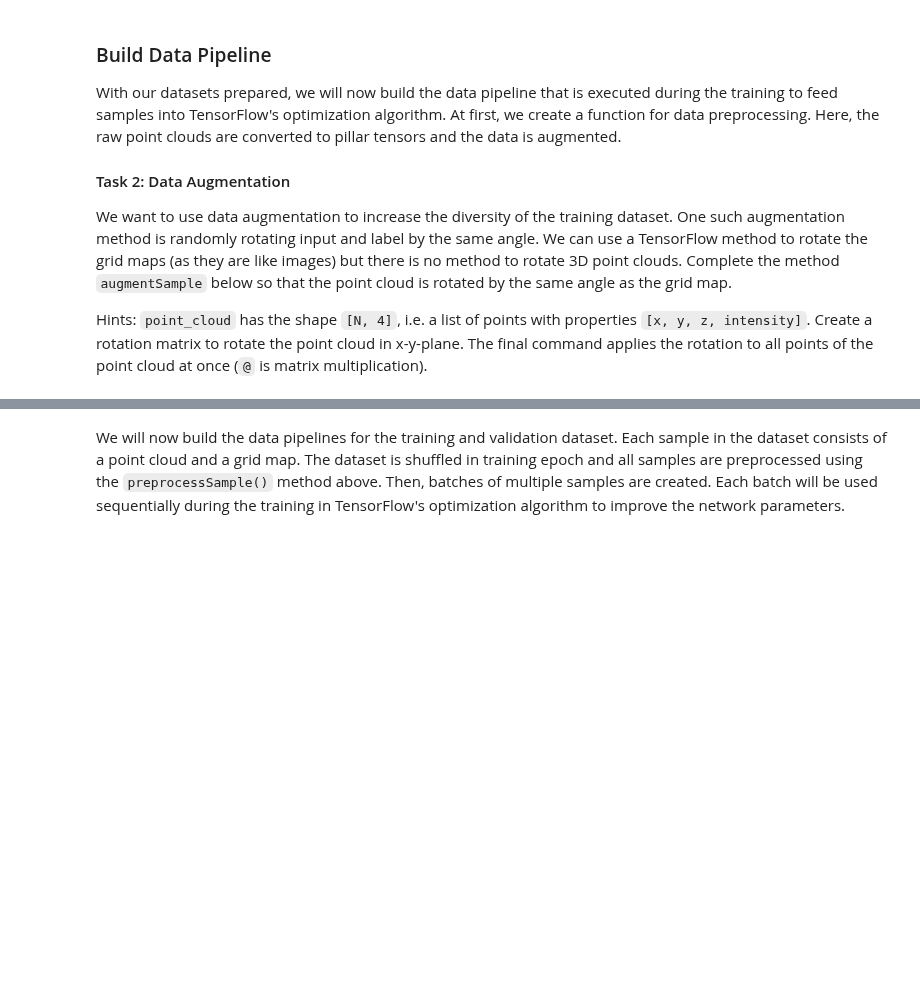
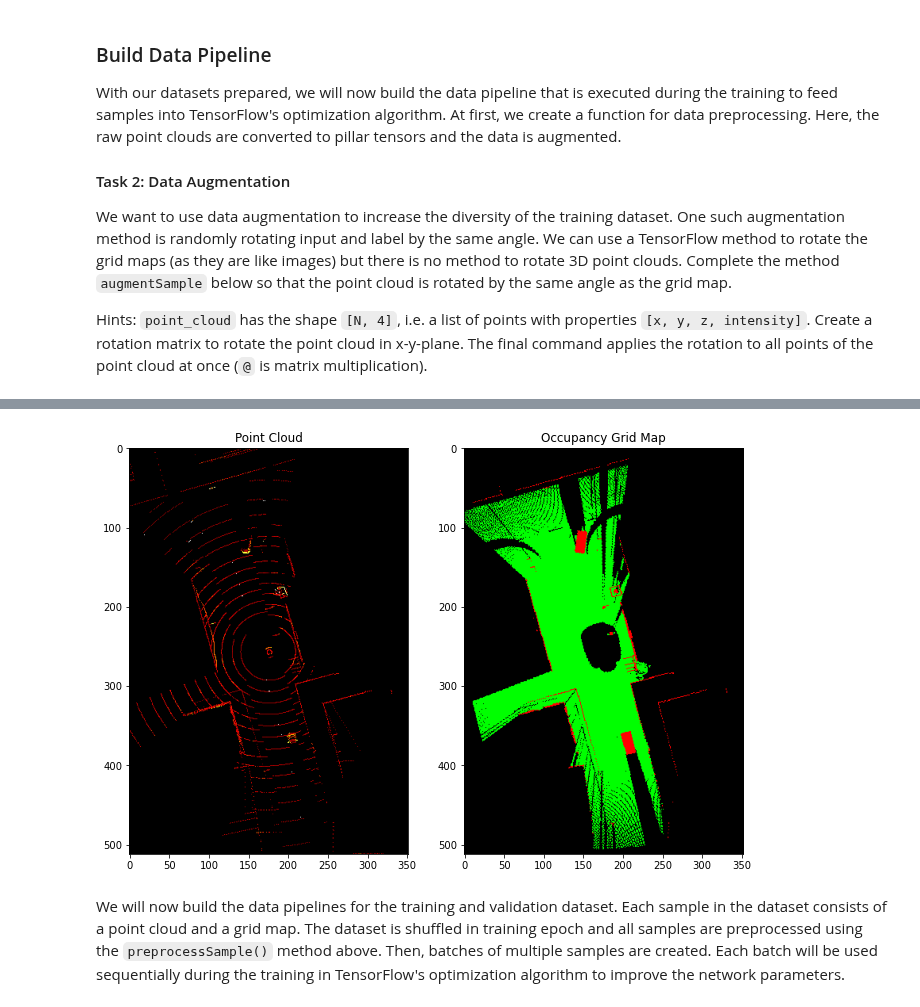
Before and after one commit to 0zzy0sbourne/rwth_acdc, a Jupyter notebook: section_2_sensor_data_processing/6_grid_mapping.ipynb, the cells around one changed output, grey strips where cells are left out. Drawn from its saved outputs; the diff is of its cells as text; code cells hidden in the pictures; blank space fills up the shorter version.

```diff
--- a/section_2_sensor_data_processing/6_grid_mapping.ipynb
+++ b/section_2_sensor_data_processing/6_grid_mapping.ipynb
@@ -124,10 +135,9 @@ def augmentSample(point_cloud, grid_map):
     grid_map =  tfa.image.rotate(grid_map, angle)
 
     # TASK 2: Create a rotation matrix that rotates the point cloud according to the grid map
-    ### START CODE HERE ###
-    rotation_matrix = np.array( [[1.0, 0.0],
-                                 [0.0, 1.0]] )
-    ### END CODE HERE ###
+
+    rotation_matrix = np.array([[math.cos(angle), -math.sin(angle)],
+                                  [math.sin(angle), math.cos(angle)]])
 
     point_cloud[:, 0:2] = (rotation_matrix @ point_cloud[:, 0:2].T).T
 
@@ -190,33 +200,35 @@ def numpyWrapper(input_, label_=None):
     else:
         network_labels = None
 
     return network_inputs, network_labels
 
 
 # Test augmentation with first sample in dataset
 for sample in dataset_train.take(1):
     # augment input and label
     rotated_pointcloud, rotated_grid_map = augmentSample(sample["point_cloud"].numpy(), sample["grid_map"].numpy())
 
     # store rotated 3D point cloud as top view image
     image_point_cloud = utils.lidar_to_bird_view_img(rotated_pointcloud, x_min, x_max, y_min, y_max, step_x_size, step_y_size, intensity_threshold)
     im = Image.fromarray(image_point_cloud)
     im.save('grid_mapping/point_cloud.png')
 
     # store rotated occupancy grid map as image
     image_grid_map = utils.grid_map_to_img(rotated_grid_map)
     im = Image.fromarray(image_grid_map.numpy())
     im.save('grid_mapping/grid_map.png')
 
     # display images below
     rcParams['figure.figsize'] = 11,8
     img_A = mpimg.imread('grid_mapping/point_cloud.png')
     img_B = mpimg.imread('grid_mapping/grid_map.png')
     fig, ax = plt.subplots(1,2)
     ax[0].set_title("Point Cloud")
     ax[0].imshow(img_A);
     ax[1].set_title("Occupancy Grid Map")
     ax[1].imshow(img_B);
+# %% [output]
+[figure, added]
 # %% [markdown]
 We will now build the data pipelines for the training and validation dataset. Each sample in the dataset consists of a point cloud and a grid map. The dataset is shuffled in training epoch and all samples are preprocessed using the `preprocessSample()` method above. Then, batches of multiple samples are created. Each batch will be used sequentially during the training in TensorFlow's optimization algorithm to improve the network parameters.
 # %%
```
Also changed, not shown: parts of 2 cells of this notebook.
